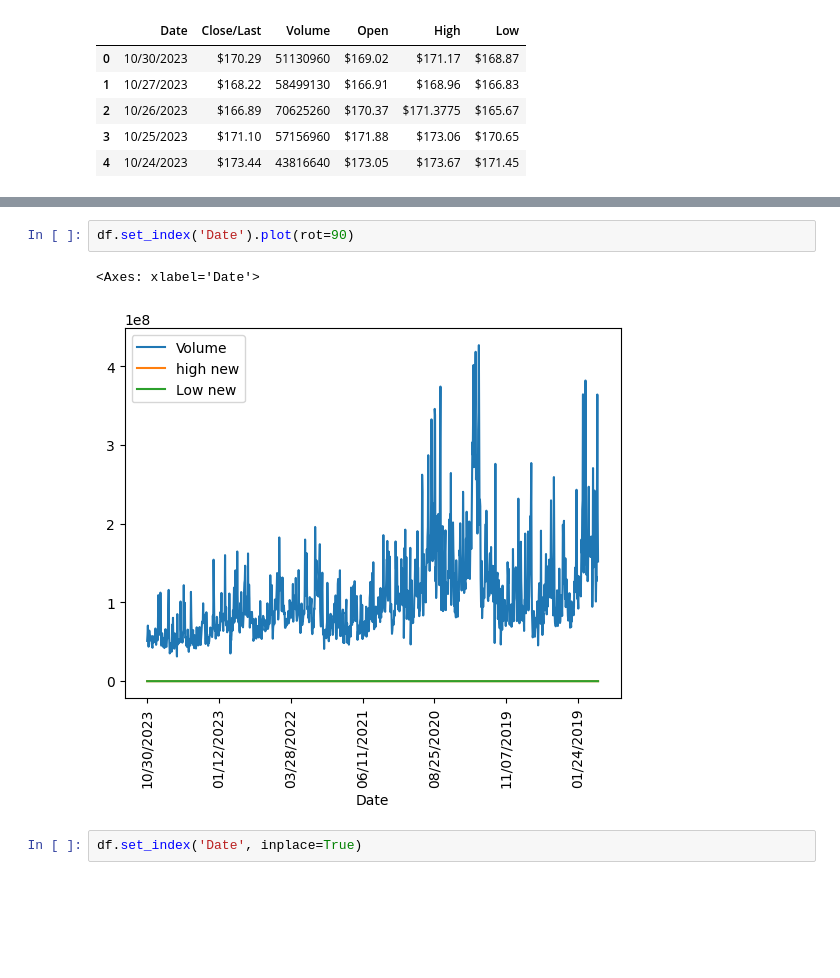
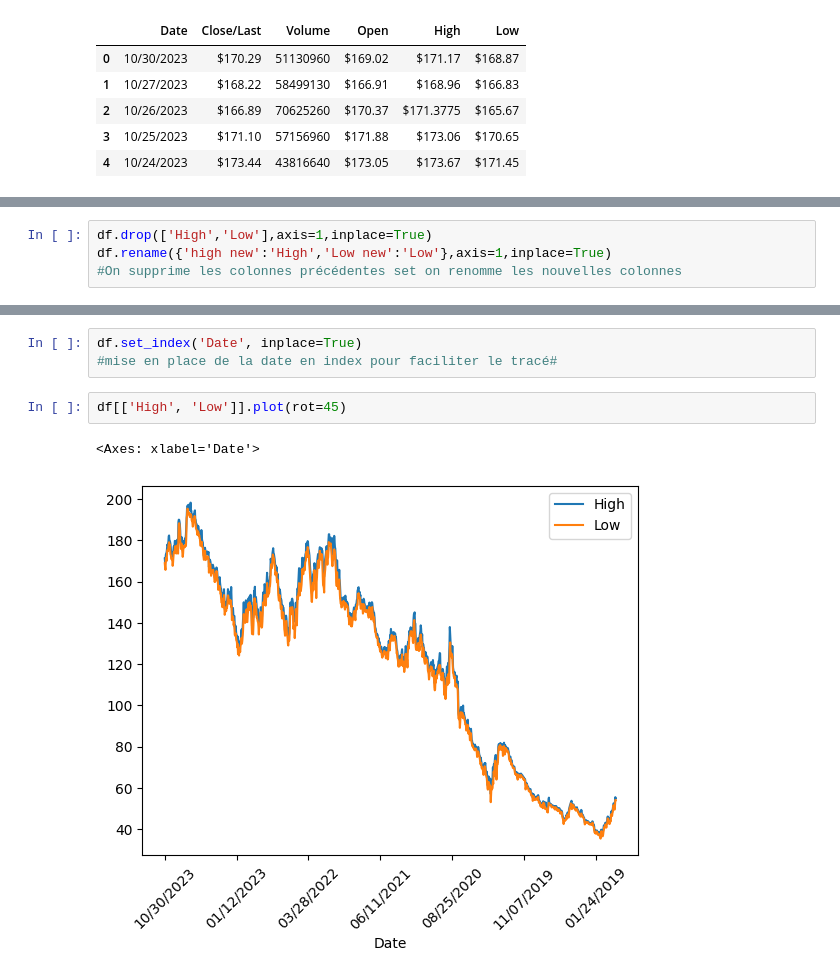
Before and after one commit to guillaume-set/pe-hackathon, a Jupyter notebook: Mila.ipynb, the cells around one changed output, grey strips where cells are left out. Cells and saved outputs as stored; diff of their text form; blank space fills up the shorter version.

```diff
--- a/Mila.ipynb
+++ b/Mila.ipynb
@@ -80,0 +64,4 @@ dtype: object
+# %%
+df.drop(['High','Low'],axis=1,inplace=True)
+df.rename({'high new':'High','Low new':'Low'},axis=1,inplace=True)
+#On supprime les colonnes précédentes set on renomme les nouvelles colonnes
@@ -81,7 +79,8 @@ dtype: object
+# %%
+df.set_index('Date', inplace=True)
+#mise en place de la date en index pour faciliter le tracé#
 # %%
-df.set_index('Date').plot(rot=90)
+df[['High', 'Low']].plot(rot=45)
 # %% [output]
 <Axes: xlabel='Date'>
-[figure, old version]
+[figure, new version]
-# %%
-df.set_index('Date', inplace=True)
```
Also changed, not shown: parts of 18 cells of this notebook.
